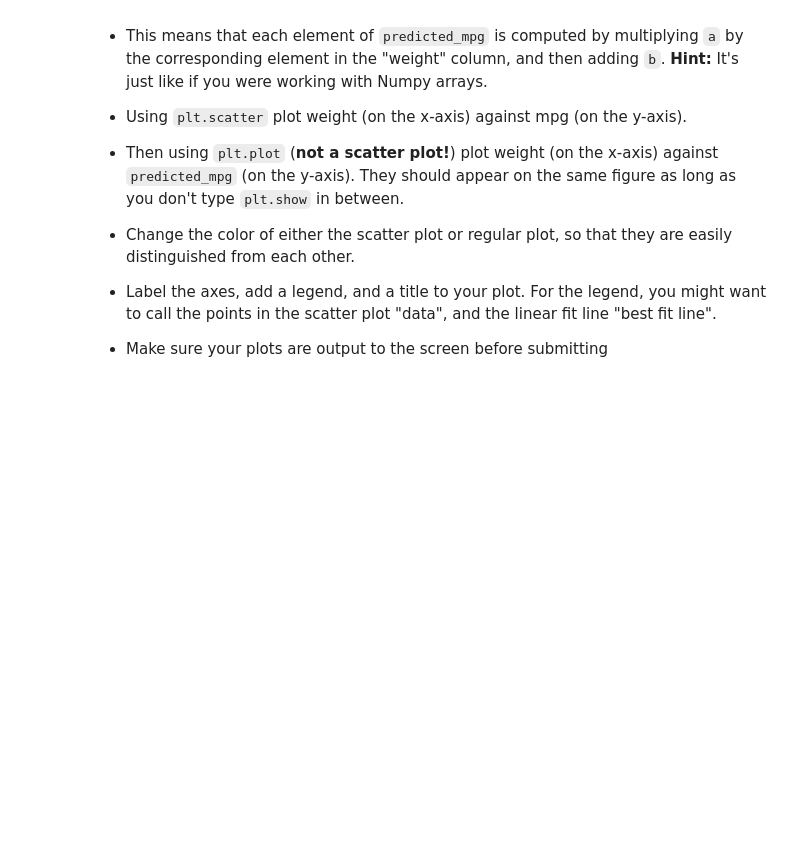
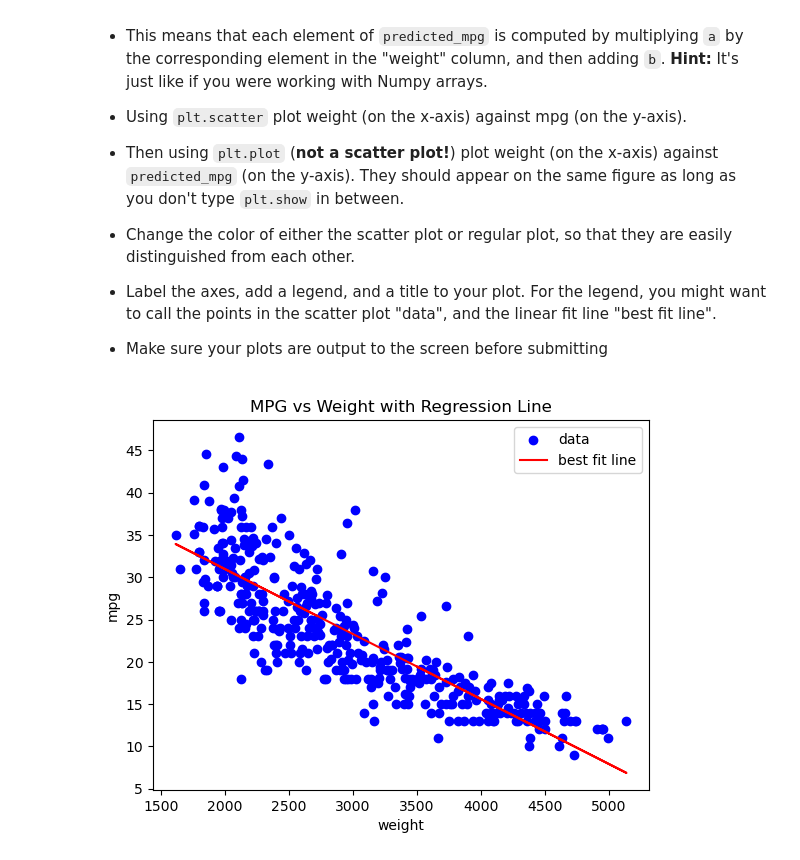
Before and after one commit to jshin0229/qtm151fall2025real, a Jupyter notebook: Assignments/assignment_7/assignment7.ipynb, the cells around one changed output. Drawn from its saved outputs; the diff is of its cells as text; code cells hidden in the pictures; blank space fills up the shorter version.

```diff
--- a/Assignments/assignment_7/assignment7.ipynb
+++ b/Assignments/assignment_7/assignment7.ipynb
@@ -102,0 +182,11 @@ This problem is continued in Question (5)
+# %%
+# your answer here
+
+features = pd.read_csv("data/features.csv")
+
+m=features["mpg"]
+w=features["weight"]
+model = smf.ols(formula = "m ~ w", data = features)
+
+coeffs = model.fit().params
+print(coeffs)
@@ -127,0 +220,19 @@ $$\hat{m}_i = a\cdot w_i + b$$
+# %%
+# your answer here
+
+b=coeffs["Intercept"]
+# I defined weight as w
+a=coeffs["w"]
+
+
+predicted_mpg = a * w  + b
+plt.scatter(w, m, label = "data", color = "blue")
+plt.plot(w, predicted_mpg, label = "best fit line", color = "red")
+
+plt.xlabel("weight")
+plt.ylabel("mpg")
+plt.title("MPG vs Weight with Regression Line")
+plt.legend()
+plt.show()
+# %% [output]
+[figure, added]
```
Also changed, not shown: parts of 11 cells of this notebook, 8 other files.
